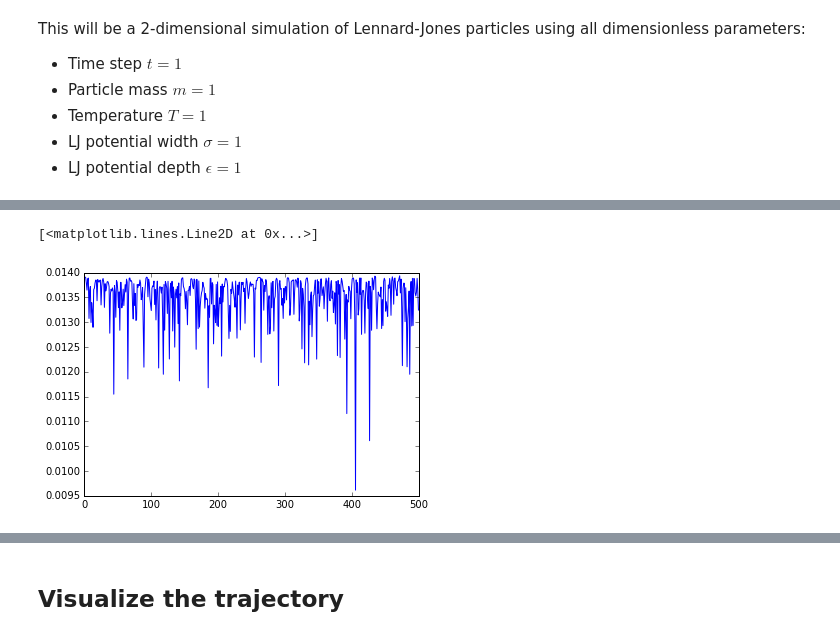
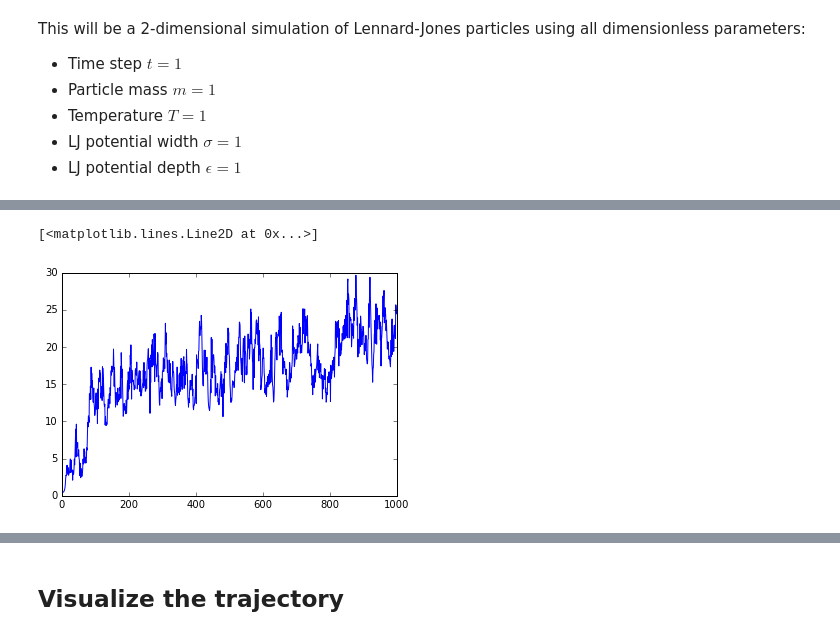
Before and after one commit to chargus/active, a Jupyter notebook: molecular_dynamics.ipynb, the cells around one changed output, grey strips where cells are left out. Saved outputs shown, nothing was run; the diff lists cells and outputs as text; code cells hidden in the pictures.

```diff
--- a/molecular_dynamics.ipynb
+++ b/molecular_dynamics.ipynb
@@ -20,12 +31,12 @@ This will be a 2-dimensional simulation of Lennard-Jones particles using all dim
 # %%
 # Define simulation settings
 n = 16
-L = 50.  # Simulation box size
+L = 10.  # Simulation box size
 sigma = 1.
 epsilon = 1.
 rcut = 20.
 nlog = 10 # Log to trajectory every dtlog time steps
-dt = .05
+dt = .5
 # %%
 pos = monad.initialize_positions(n, L)
 # %%
@@ -49,6 +64,8 @@ monad.get_forces(pos, L, sigma, epsilon, rcut).shape
 # %%
+%%time
 # Initialize and run trajectory
 nframes = int(1e4)
+dt = .01
 init_pos = monad.initialize_positions(n, L)
 init_vel = monad.initialize_velocities(n)
-ptraj, vtraj = monad.run(init_pos, init_vel, L, nframes=nframes, nlog=nlog, dt=dt, rcut=20)
+ptraj, vtraj, etraj = monad.run(init_pos, init_vel, L, nframes=nframes, nlog=nlog, dt=dt)
@@ -55,6 +75,6 @@ ptraj, vtraj = monad.run(init_pos, init_vel, L, nframes=nframes, nlog=nlog, dt=d
 # %%
-kinetic_energy = np.mean(vtraj**2, axis=(1,2))
+kinetic_energy = np.sum(vtraj**2, axis=(1,2))
 plt.plot(kinetic_energy)
 # %% [output]
 [<matplotlib.lines.Line2D at 0x...>]
-[figure, old version]
+[figure, new version]
```
Also changed, not shown: parts of 16 cells of this notebook, 1 other file.
